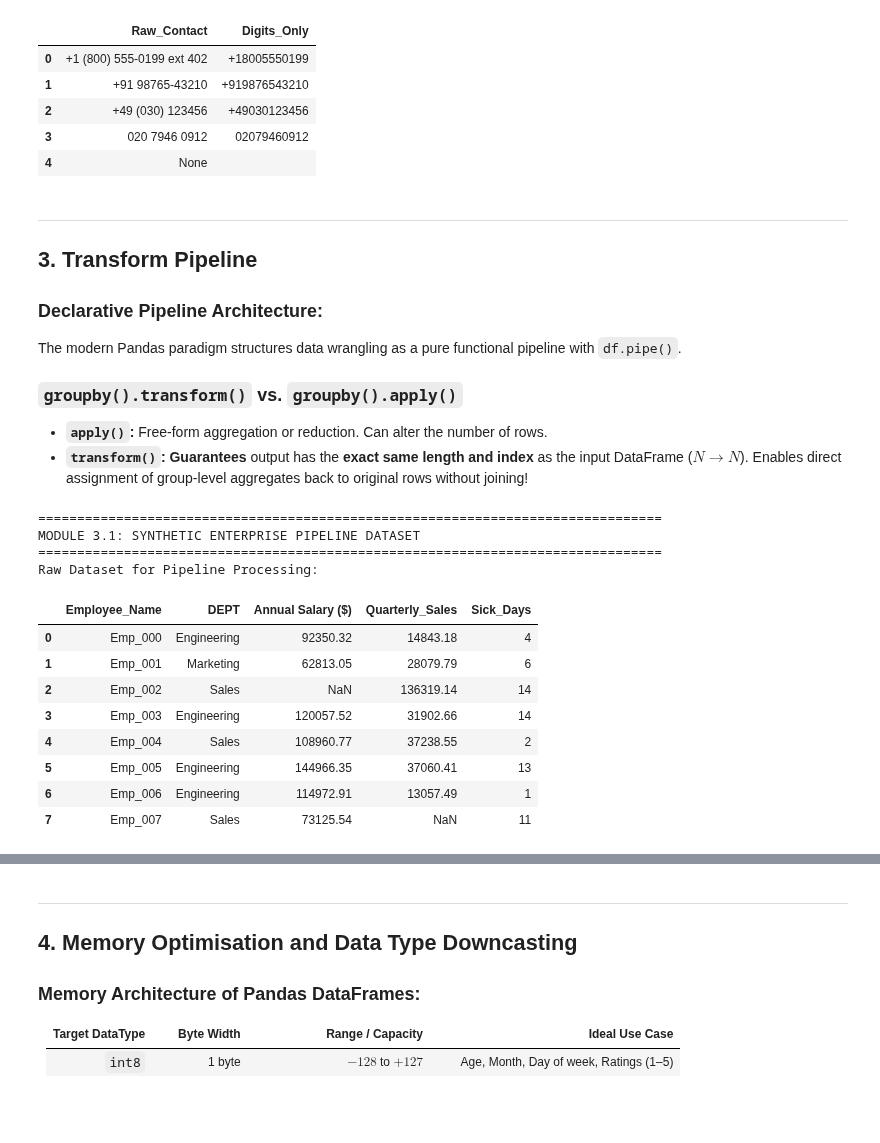
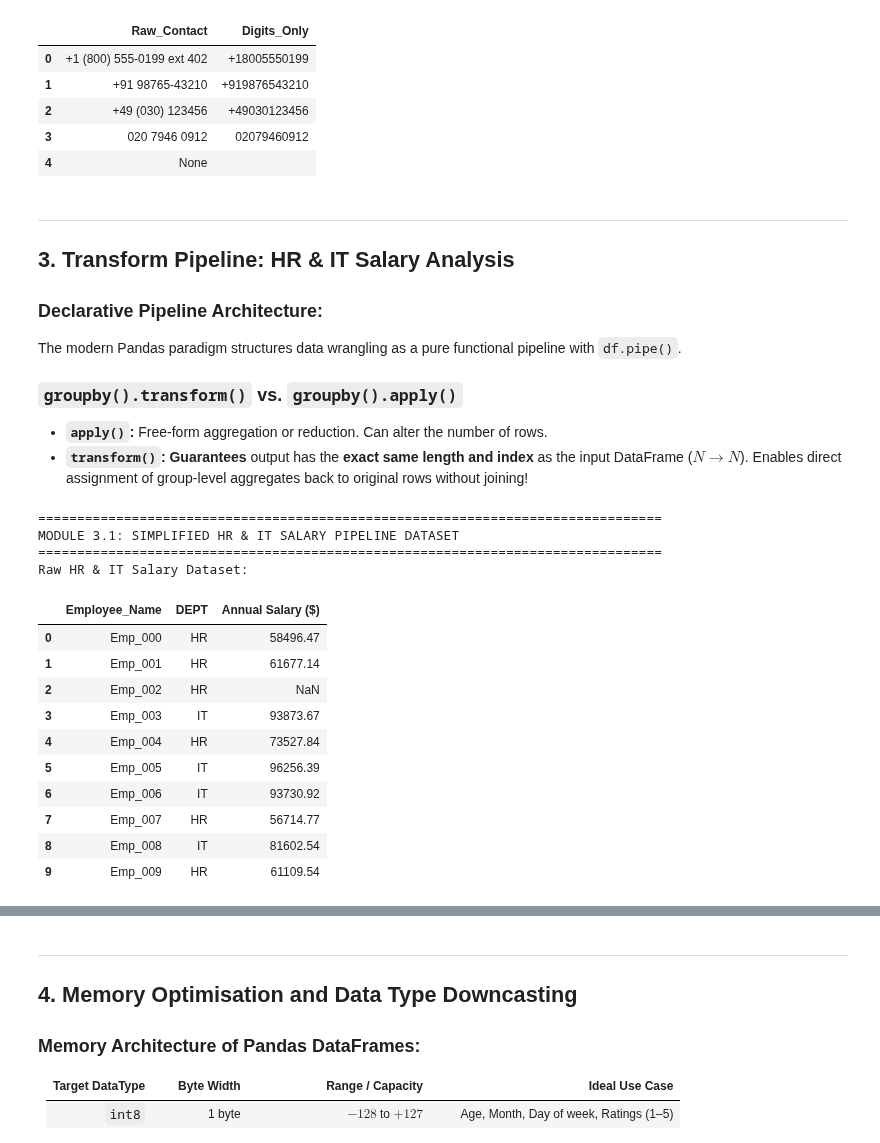
Before and after one commit to Abiads/CDAC-Data-Analytics, a Jupyter notebook: Day9/data_wrangling/01_data_wrangling.ipynb, the cells around one changed output, grey strips where cells are left out. Drawn from its saved outputs; the diff is of its cells as text; code cells hidden in the pictures; blank space fills up the shorter version.

Commit message:
refactor(day9): simplify pipeline to HR and IT salary with per-group boxplot visualization

```diff
--- a/Day9/data_wrangling/01_data_wrangling.ipynb
+++ b/Day9/data_wrangling/01_data_wrangling.ipynb
@@ -669,7 +669,7 @@ MODULE 2.4: MULTIPLE MATCHES (EXTRACTALL) & REGEX BACKREFERENCES
 | 4 | None |  |
 # %% [markdown]
 ---
-## 3. Transform Pipeline
+## 3. Transform Pipeline: HR & IT Salary Analysis
 
 ### Declarative Pipeline Architecture:
 The modern Pandas paradigm structures data wrangling as a pure functional pipeline with `df.pipe()`.
@@ -678,49 +678,48 @@ The modern Pandas paradigm structures data wrangling as a pure functional pipeli
 - **`apply()`:** Free-form aggregation or reduction. Can alter the number of rows.
 - **`transform()`:** **Guarantees** output has the **exact same length and index** as the input DataFrame ($N \to N$). Enables direct assignment of group-level aggregates back to original rows without joining!
 # %%
+import matplotlib.pyplot as plt
+
 print("=" * 80)
-print("MODULE 3.1: SYNTHETIC ENTERPRISE PIPELINE DATASET")
+print("MODULE 3.1: SIMPLIFIED HR & IT SALARY PIPELINE DATASET")
 print("=" * 80)
 
 n_records = 20
-departments = rng.choice(['Engineering', 'Marketing', 'Sales', 'Finance'], size=n_records)
+departments = rng.choice(['HR', 'IT'], size=n_records, p=[0.5, 0.5])
 base_salaries = {
-    'Engineering': 110000,
-    'Marketing': 75000,
-    'Sales': 85000,
-    'Finance': 95000
+    'HR': 65000,
+    'IT': 95000
 }
 
-salaries = [base_salaries[d] + rng.normal(0, 12000) for d in departments]
-sales_volume = [rng.uniform(20000, 180000) if d == 'Sales' else rng.uniform(5000, 40000) for d in departments]
+salaries = [base_salaries[d] + rng.normal(0, 8000) for d in departments]
 
 df_pipeline_raw = pd.DataFrame({
     ' Employee_Name ': [f' Emp_{i:03d} ' for i in range(n_records)],
     'DEPT': departments,
-    'Annual Salary ($)': np.round(salaries, 2),
-    'Quarterly_Sales': np.round(sales_volume, 2),
-    'Sick_Days': rng.integers(0, 15, size=n_records)
+    'Annual Salary ($)': np.round(salaries, 2)
 })
 
+# Inject one missing salary and one extreme outlier for demonstration
 df_pipeline_raw.loc[2, 'Annual Salary ($)'] = np.nan
-df_pipeline_raw.loc[7, 'Quarterly_Sales'] = np.nan
-df_pipeline_raw.loc[12, 'Annual Salary ($)'] = 850000.0
+df_pipeline_raw.loc[12, 'Annual Salary ($)'] = 350000.0  # Extreme outlier
 
-print("Raw Dataset for Pipeline Processing:")
-display(df_pipeline_raw.head(8))
+print("Raw HR & IT Salary Dataset:")
+display(df_pipeline_raw.head(10))
 # %% [output]
 ================================================================================
-MODULE 3.1: SYNTHETIC ENTERPRISE PIPELINE DATASET
+MODULE 3.1: SIMPLIFIED HR & IT SALARY PIPELINE DATASET
 ================================================================================
-Raw Dataset for Pipeline Processing:
+Raw HR & IT Salary Dataset:
-|  | Employee_Name | DEPT | Annual Salary ($) | Quarterly_Sales | Sick_Days |
-| 0 | Emp_000 | Engineering | 92350.32 | 14843.18 | 4 |
-| 1 | Emp_001 | Marketing | 62813.05 | 28079.79 | 6 |
-| 2 | Emp_002 | Sales | NaN | 136319.14 | 14 |
-| 3 | Emp_003 | Engineering | 120057.52 | 31902.66 | 14 |
-| 4 | Emp_004 | Sales | 108960.77 | 37238.55 | 2 |
-| 5 | Emp_005 | Engineering | 144966.35 | 37060.41 | 13 |
-| 6 | Emp_006 | Engineering | 114972.91 | 13057.49 | 1 |
-| 7 | Emp_007 | Sales | 73125.54 | NaN | 11 |
+|  | Employee_Name | DEPT | Annual Salary ($) |
+| 0 | Emp_000 | HR | 58496.47 |
+| 1 | Emp_001 | HR | 61677.14 |
+| 2 | Emp_002 | HR | NaN |
+| 3 | Emp_003 | IT | 93873.67 |
+| 4 | Emp_004 | HR | 73527.84 |
+| 5 | Emp_005 | IT | 96256.39 |
+| 6 | Emp_006 | IT | 93730.92 |
+| 7 | Emp_007 | HR | 56714.77 |
+| 8 | Emp_008 | IT | 81602.54 |
+| 9 | Emp_009 | HR | 61109.54 |
 # %%
 print("=" * 80)
```
Also changed, not shown: parts of 6 cells of this notebook, 1 other file.
